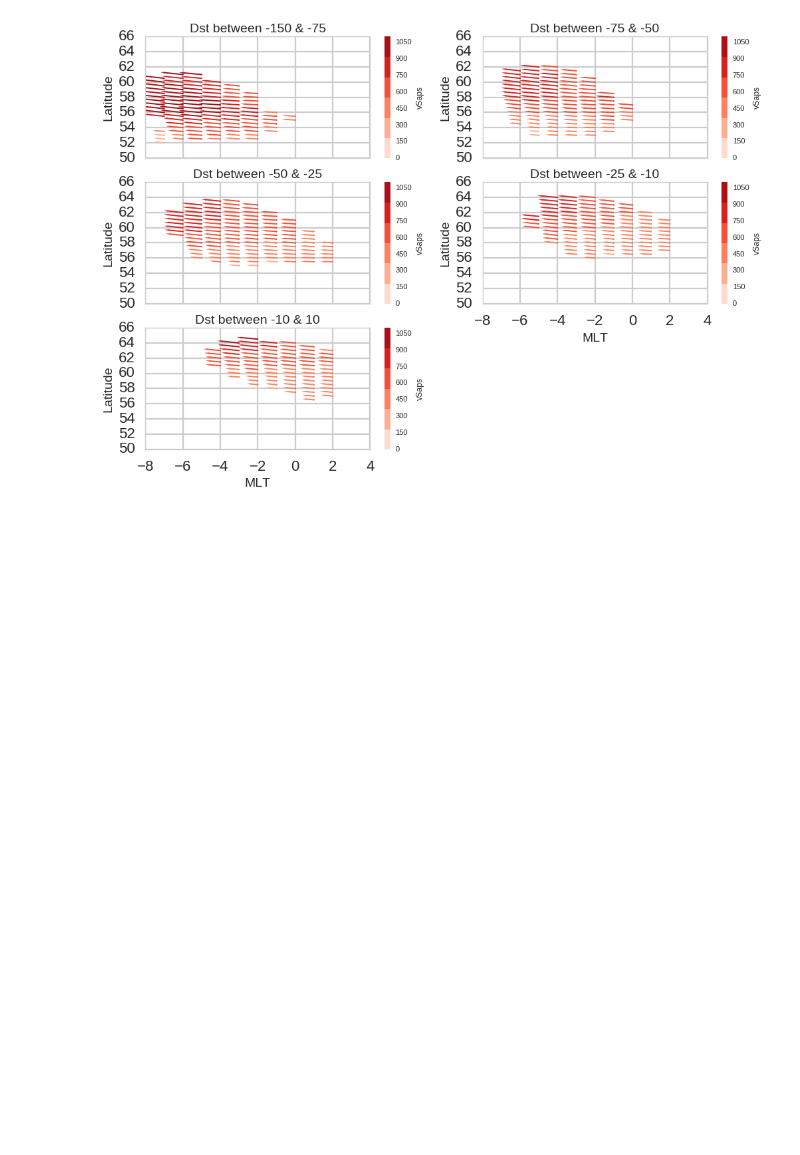
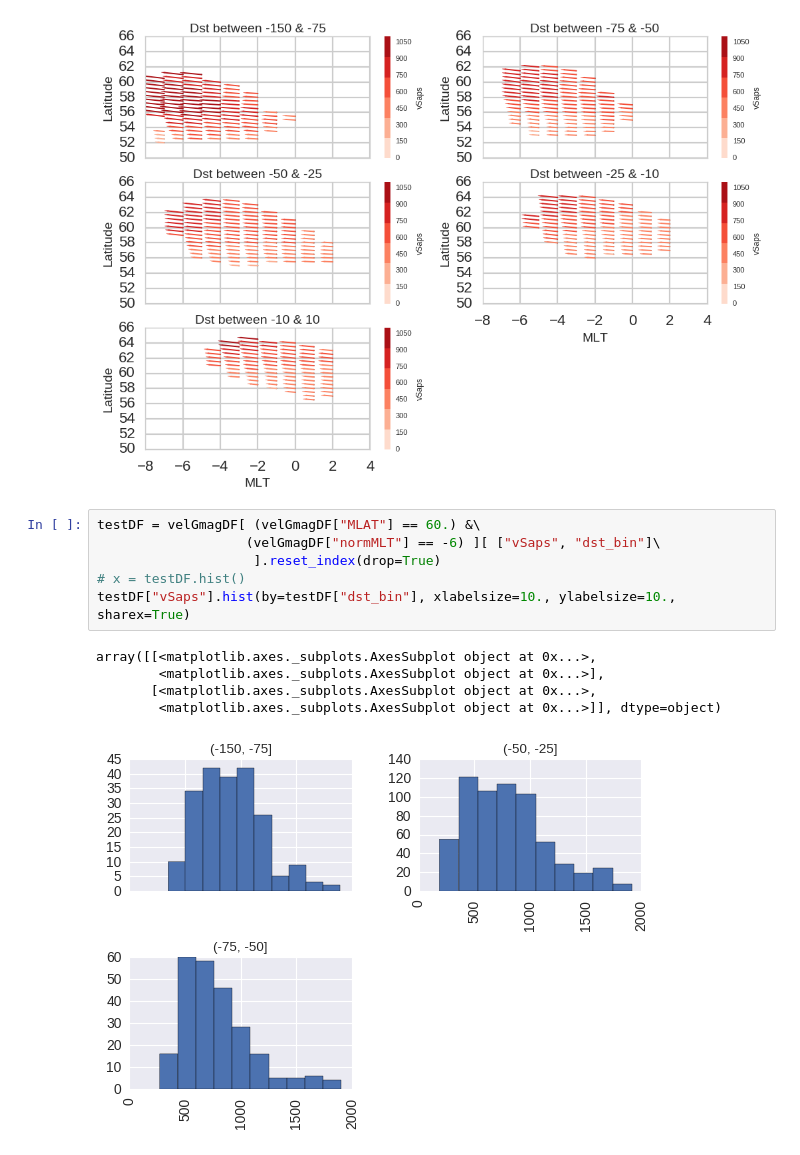
Before and after one commit to bharatreddy/vel-analys, a Jupyter notebook: ipy/vel_new_anlys.ipynb, the cells around one changed output. Cells and saved outputs as stored; diff of their text form; blank space fills up the shorter version.

```diff
--- a/ipy/vel_new_anlys.ipynb
+++ b/ipy/vel_new_anlys.ipynb
@@ -402,3 +402,15 @@ ax5.set_title( "Dst between -10 & 10", fontsize=14 )
 plt.savefig("../figs/allDstBinsVelVecs.pdf",bbox_inches='tight')
 # %% [output]
 [figure]
+# %%
+testDF = velGmagDF[ (velGmagDF["MLAT"] == 60.) &\
+                   (velGmagDF["normMLT"] == -6) ][ ["vSaps", "dst_bin"]\
+                    ].reset_index(drop=True)
+# x = testDF.hist()
+testDF["vSaps"].hist(by=testDF["dst_bin"], xlabelsize=10., ylabelsize=10., sharex=True)
+# %% [output]
+array([[<matplotlib.axes._subplots.AxesSubplot object at 0x...>,
+        <matplotlib.axes._subplots.AxesSubplot object at 0x...>],
+       [<matplotlib.axes._subplots.AxesSubplot object at 0x...>,
+        <matplotlib.axes._subplots.AxesSubplot object at 0x...>]], dtype=object)
+[figure, added]
```
Also changed, not shown: parts of 2 cells of this notebook, 2 other files.
